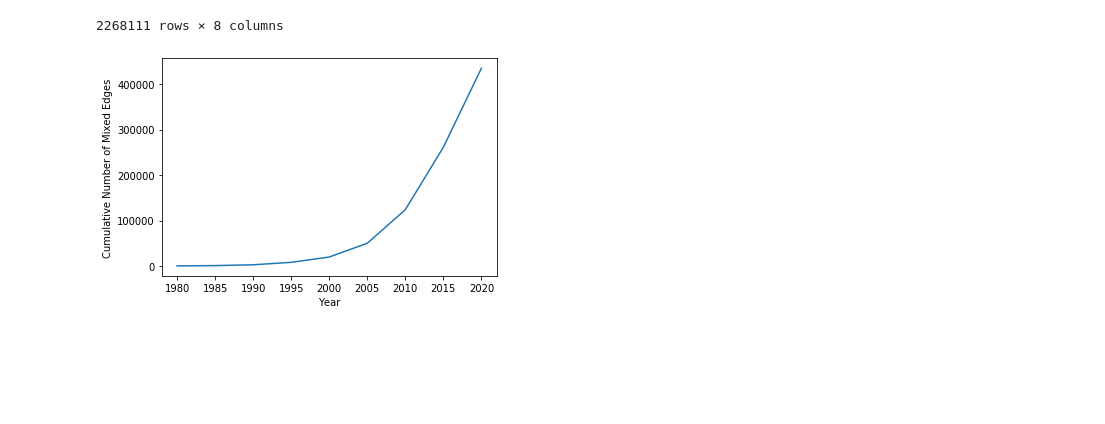
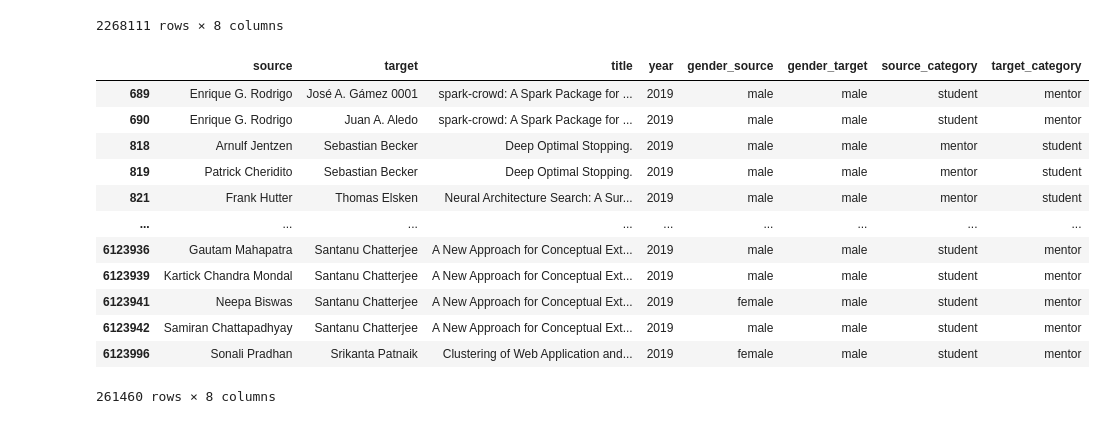
Before and after one commit to VirosaLi/dblp-analysis, a Jupyter notebook: data/test_note.ipynb, the cells around one changed output. Drawn from its saved outputs; the diff is of its cells as text; code cells hidden in the pictures; blank space fills up the shorter version.

```diff
--- a/data/test_note.ipynb
+++ b/data/test_note.ipynb
@@ -123,9 +128,3 @@ bipartite_edge_list
 | 6124103 | Alan Hannaway | Mark Scanlon | Investigating Cybercrimes that Oc... | 2011 | male | male | student | mentor |
 | 6124105 | Karima Belgharbi | Mahmoud Boufaïda | Using Event B to Specify Context ... | 2017 | female | male | student | mentor |
 2268111 rows × 8 columns
-# %%
-start = 1980
-end = 2020
-mixed_edges_over_year(bipartite_edge_list, start, end)
-# %% [output]
-[figure, removed]
@@ -133,0 +131,18 @@ b = build_student_mentor_graph(edge_list, authors, name_gender_map, 7)
+# %%
+# bipartite_edge_list with 2019 articles only
+bipartite_edge_list_2019 = bipartite_edge_list[bipartite_edge_list['year'] == 2019]
+bipartite_edge_list_2019
+# %% [output]
+|  | source | target | title | year | gender_source | gender_target | source_category | target_category |
+| 689 | Enrique G. Rodrigo | José A. Gámez 0001 | spark-crowd: A Spark Package for ... | 2019 | male | male | student | mentor |
+| 690 | Enrique G. Rodrigo | Juan A. Aledo | spark-crowd: A Spark Package for ... | 2019 | male | male | student | mentor |
+| 818 | Arnulf Jentzen | Sebastian Becker | Deep Optimal Stopping. | 2019 | male | male | mentor | student |
+| 819 | Patrick Cheridito | Sebastian Becker | Deep Optimal Stopping. | 2019 | male | male | mentor | student |
+| 821 | Frank Hutter | Thomas Elsken | Neural Architecture Search: A Sur... | 2019 | male | male | mentor | student |
+| ... | ... | ... | ... | ... | ... | ... | ... | ... |
+| 6123936 | Gautam Mahapatra | Santanu Chatterjee | A New Approach for Conceptual Ext... | 2019 | male | male | student | mentor |
+| 6123939 | Kartick Chandra Mondal | Santanu Chatterjee | A New Approach for Conceptual Ext... | 2019 | male | male | student | mentor |
+| 6123941 | Neepa Biswas | Santanu Chatterjee | A New Approach for Conceptual Ext... | 2019 | female | male | student | mentor |
+| 6123942 | Samiran Chattapadhyay | Santanu Chatterjee | A New Approach for Conceptual Ext... | 2019 | male | male | student | mentor |
+| 6123996 | Sonali Pradhan | Srikanta Patnaik | Clustering of Web Application and... | 2019 | female | male | student | mentor |
+261460 rows × 8 columns
```
Also changed, not shown: parts of 6 cells of this notebook, 4 other files.
